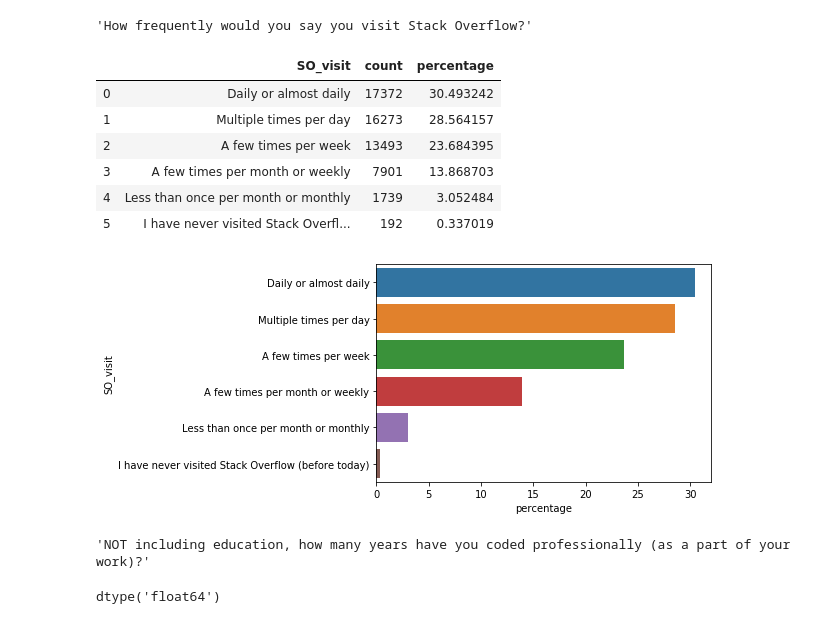
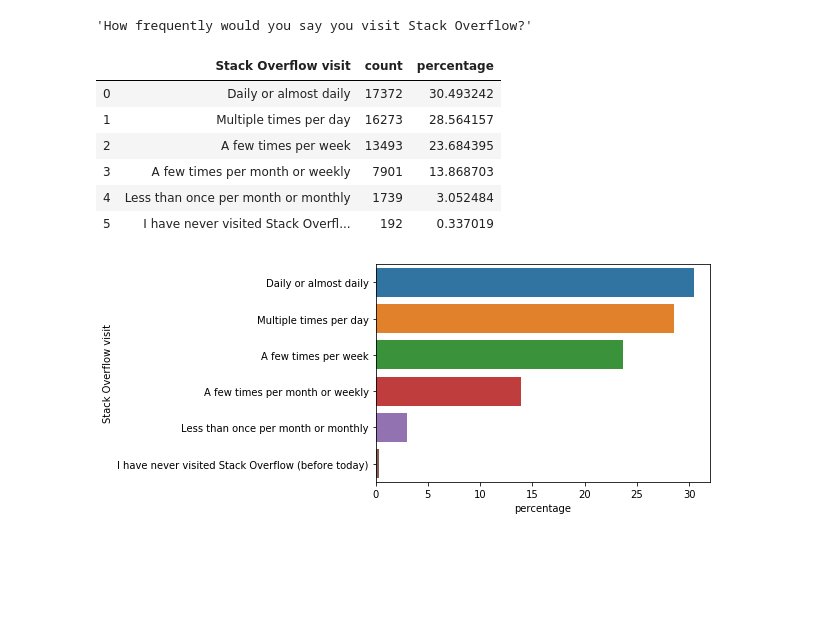
Before and after one commit to mikeolubode/blog_project, a Jupyter notebook: project.ipynb, the cells around one changed output. Cells and saved outputs as stored; diff of their text form; code cells hidden in the pictures; blank space fills up the shorter version.

```diff
--- a/project.ipynb
+++ b/project.ipynb
@@ -87,6 +87,3 @@ survey.head()
 | 2 | 3 | I code primarily as a hobby | Yes | NaN | 15 | NaN | NaN | NaN | Russian Federation | ... |
 | 3 | 4 | I am a developer by profession | Yes | 25.0 | 18 | NaN | NaN | NaN | Albania | ... |
 | 4 | 5 | I used to be a developer by profe... | Yes | 31.0 | 16 | NaN | NaN | NaN | United States | ... |
-# %%
-survey['DevType_main'] = survey.DevType.str.split(';', n = 1, expand = True).reset_index().iloc[:,1]
-survey.head()
@@ -431,9 +302,10 @@ get_schema('SOVisitFreq')
 stackOver = survey.SOVisitFreq.value_counts().reset_index()
 stackOver.columns = ['SO_visit', 'count']
 stackOver['percentage'] = stackOver['count'] * 100 / sum(stackOver['count'])
+stackOver.columns = ['Stack Overflow visit','count','percentage']
 stackOver
 # %% [output]
-|  | SO_visit | count | percentage |
+|  | Stack Overflow visit | count | percentage |
 | 0 | Daily or almost daily | 17372 | 30.493242 |
 | 1 | Multiple times per day | 16273 | 28.564157 |
 | 2 | A few times per week | 13493 | 23.684395 |
@@ -441,10 +313,6 @@ stackOver
 | 4 | Less than once per month or monthly | 1739 | 3.052484 |
 | 5 | I have never visited Stack Overfl... | 192 | 0.337019 |
 # %%
-sns.barplot(data = stackOver, y = 'SO_visit', x = 'percentage');
+sns.barplot(data = stackOver, y = 'Stack Overflow visit', x = 'percentage');
 # %% [output]
-[figure, old version]
+[figure, new version]
-# %%
-get_schema('YearsCodePro')
-# %% [output]
-'NOT including education, how many years have you coded professionally (as a part of your work)?'
@@ -453,4 +318,0 @@ survey['YearsCodePro'] = pd.to_numeric(survey['YearsCodePro'], errors='coerce')
-# %%
-survey['YearsCodePro'].dtype
-# %% [output]
-dtype('float64')
```
Also changed, not shown: parts of 49 cells of this notebook.
